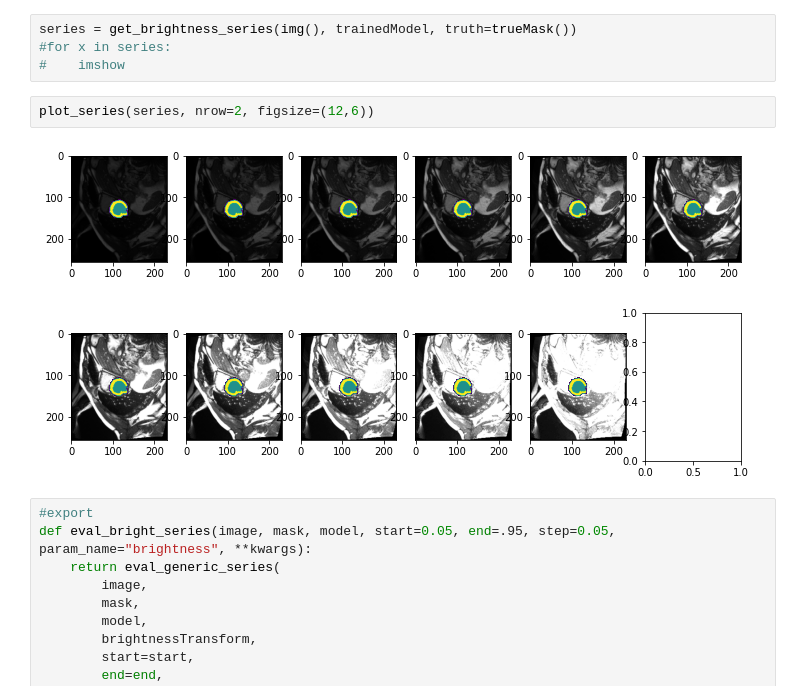
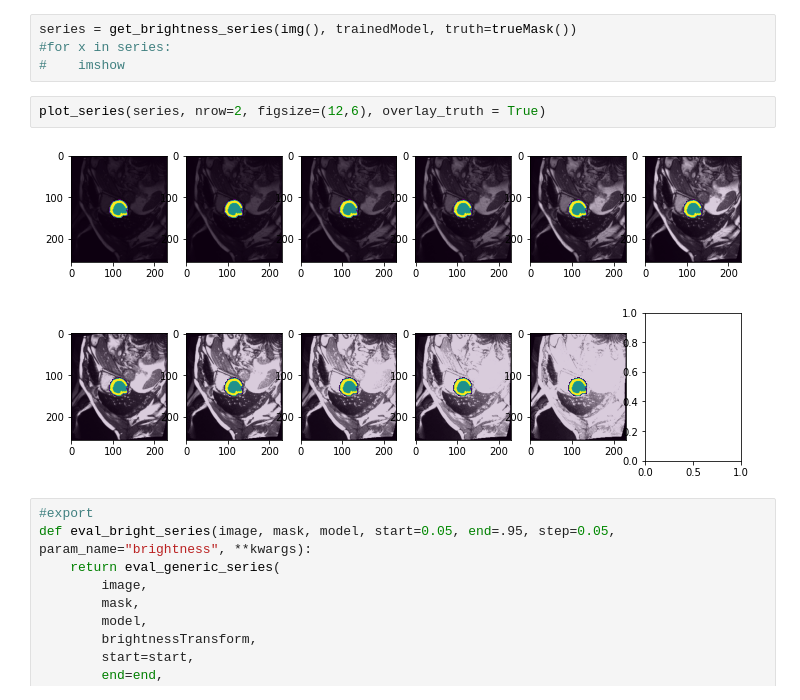
Before and after one commit to chfc-cmi/misas, a Jupyter notebook: 01_local_interpret_pillow_rewrite.ipynb, the cells around one changed output. Saved outputs shown, nothing was run; the diff lists cells and outputs as text.

Commit message:
Fixing trueMask not being transformed in some cases and not being displayed at all in some functions

```diff
--- a/01_local_interpret_pillow_rewrite.ipynb
+++ b/01_local_interpret_pillow_rewrite.ipynb
@@ -507,9 +507,9 @@ series = get_brightness_series(img(), trainedModel, truth=trueMask())
 #for x in series:
 #    imshow
 # %%
-plot_series(series, nrow=2, figsize=(12,6))
+plot_series(series, nrow=2, figsize=(12,6), overlay_truth = True)
 # %% [output]
-[figure, old version]
+[figure, new version]
 # %%
 #export
 def eval_bright_series(image, mask, model, start=0.05, end=.95, step=0.05, param_name="brightness", **kwargs):
```
Also changed, not shown: parts of 18 cells of this notebook, 1 other file.
